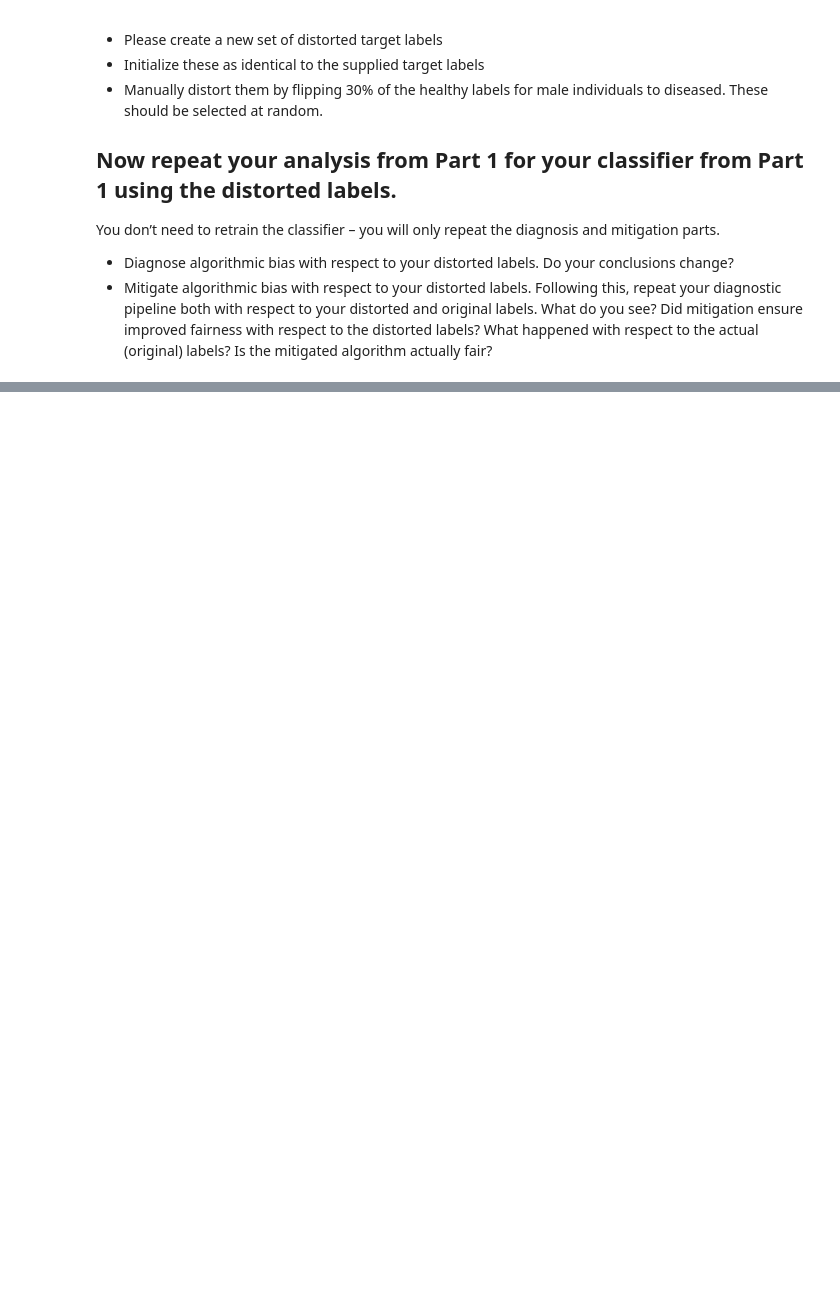
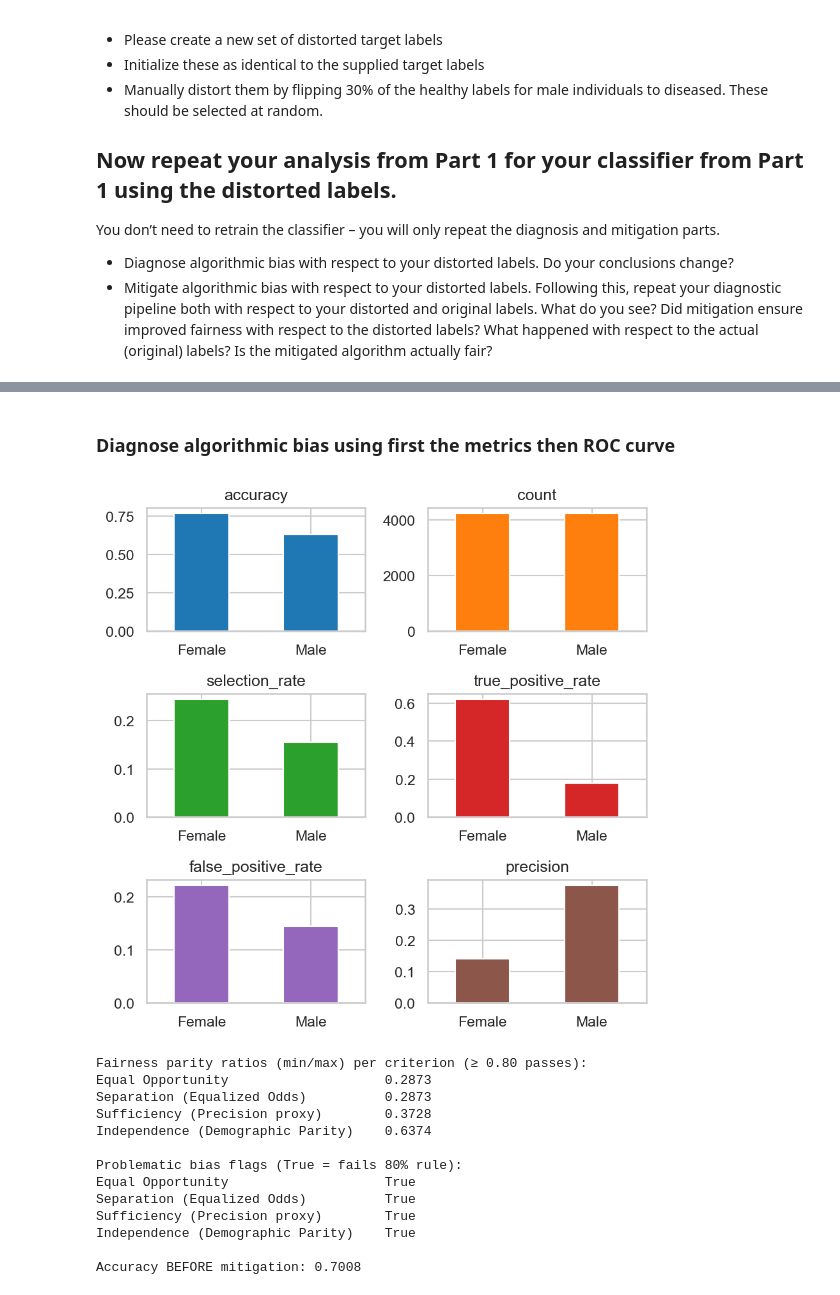
Before and after one commit to danielries/RAI_fairness_exercise, a Jupyter notebook: exercise.ipynb, the cells around one changed output, grey strips where cells are left out. Cells and saved outputs as stored; diff of their text form; code cells hidden in the pictures; blank space fills up the shorter version.

Commit message:
Bias mitigation and stuff. Exercise should be done

```diff
--- a/exercise.ipynb
+++ b/exercise.ipynb
@@ -707,0 +747,69 @@ You don’t need to retrain the classifier – you will only repeat the diagnosi
+# %% [markdown]
+###  Diagnose algorithmic bias using first the metrics then ROC curve
+# %%
+mf_distorted = MetricFrame(
+        metrics=metrics,
+        y_true=distorted_lab,
+        y_pred=test_pred,
+        sensitive_features=test_a,
+)
+
+# Plot per-group metrics using regular colors
+group_labels = {0.0: "Female", 1.0: "Male"}
+x_labels = [group_labels.get(g, str(g)) for g in mf_distorted.by_group.index]
+colors = ['tab:blue', 'tab:orange', 'tab:green', 'tab:red', 'tab:purple', 'tab:brown']
+
+fig, ax = plt.subplots(3, 2, figsize=(6, 6), dpi=150)
+for idx, col in enumerate(mf_distorted.by_group.columns):
+        mf_distorted.by_group[col].plot.bar(
+                ax=ax.flat[idx],
+                color=colors[idx % len(colors)],
+                legend=False
+        )
+        ax.flat[idx].set_title(col)
+        ax.flat[idx].set_xlabel("")
+        ax.flat[idx].set_xticks(range(len(mf_distorted.by_group.index)))
+        ax.flat[idx].set_xticklabels(x_labels, rotation=0)
+plt.tight_layout()
+plt.show()
+
+# Parity ratios (min/max) and criterion-aligned scores
+by_group = mf_distorted.by_group
+parity_ratios = by_group.min() / by_group.max()
+
+ratio_independence       = parity_ratios["selection_rate"]
+ratio_equal_opportunity  = parity_ratios["true_positive_rate"]
+ratio_separation         = min(parity_ratios["true_positive_rate"], parity_ratios["false_positive_rate"])
+ratio_sufficiency        = parity_ratios["precision"]
+
+fairness_ratios = pd.Series({
+        "Independence (Demographic Parity)": ratio_independence,
+        "Equal Opportunity": ratio_equal_opportunity,
+        "Separation (Equalized Odds)": ratio_separation,
+        "Sufficiency (Precision proxy)": ratio_sufficiency,
+}).sort_values()
+
+print("\nFairness parity ratios (min/max) per criterion (≥ 0.80 passes):")
+print(fairness_ratios.round(4).to_string())
+
+threshold = 0.80
+problem_flags = (fairness_ratios < threshold)
+print("\nProblematic bias flags (True = fails 80% rule):")
+print(problem_flags.to_string())
+
+print(f"\nAccuracy BEFORE mitigation: {accuracy_score(distorted_lab, test_pred):.4f}")
+# %% [output]
+[figure, added]
+Fairness parity ratios (min/max) per criterion (≥ 0.80 passes):
+Equal Opportunity                    0.2873
+Separation (Equalized Odds)          0.2873
+Sufficiency (Precision proxy)        0.3728
+Independence (Demographic Parity)    0.6374
+
+Problematic bias flags (True = fails 80% rule):
+Equal Opportunity                    True
+Separation (Equalized Odds)          True
+Sufficiency (Precision proxy)        True
+Independence (Demographic Parity)    True
+
+Accuracy BEFORE mitigation: 0.7008
```
Also changed, not shown: parts of 13 cells of this notebook.
